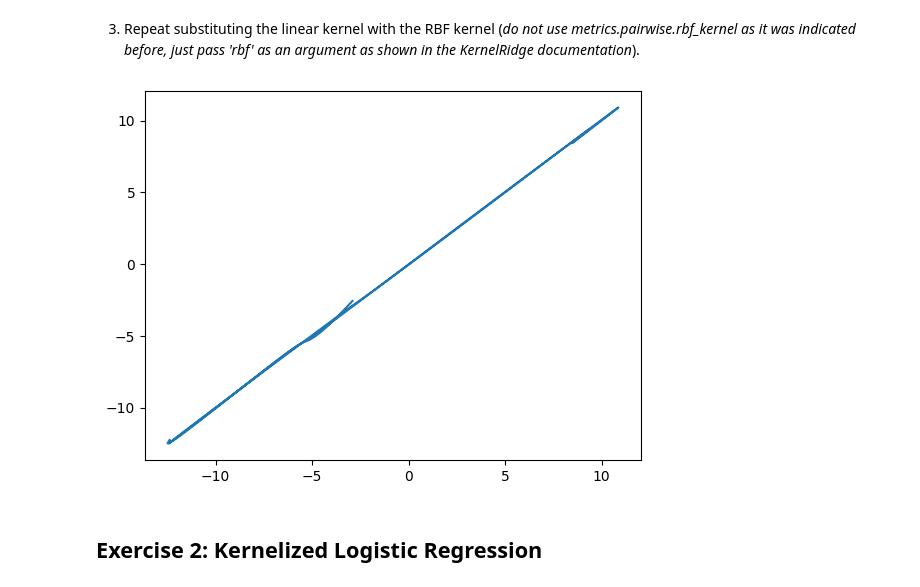
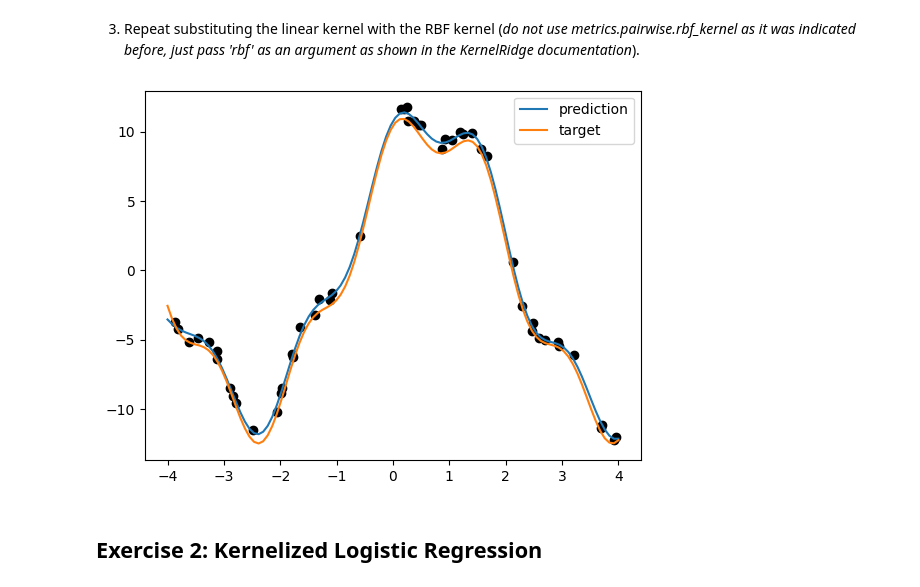
Before and after one commit to davidomanovic/Machine-Learning, a Jupyter notebook: Kernels/kernels_demo.ipynb, the cells around one changed output. Drawn from its saved outputs; the diff is of its cells as text; code cells hidden in the pictures.

```diff
--- a/Kernels/kernels_demo.ipynb
+++ b/Kernels/kernels_demo.ipynb
@@ -49,9 +44,3 @@ plt.plot(y_train, X_train)
 # %% [markdown]
 2. Try to learn this function using `sklearn.kernel_ridge.KernelRidge` (https://scikit-learn.org/stable/modules/generated/sklearn.kernel_ridge.KernelRidge.html) with a linear "kernel", and regularization strength $\alpha = 0.01$. Plot the predictor on the test set and compare with the ground truth.
 Comment.
-# %%
-### YOUR CODE ###
-krr = KernelRidge(alpha=0.01)
-krr.fit(X_test, y_test)
-plt.plot(krr.predict(X_test), y_test)
-plt.show()
@@ -59,0 +47,12 @@ plt.show()
+# %%
+# "Kernel" ridge regression with the linear kernel
+krr = KernelRidge(alpha=0.1, kernel='linear')
+krr.fit(X_train, y_train)
+y_test_pred = krr.predict(X_test)
+
+# Plot the training set, the predictor, and the ground truth
+
+plt.scatter(X_train, y_train, color='k')
+plt.plot(X_test, y_test_pred, label='prediction')
+plt.plot(X_test, y_test, label='target')
+plt.legend()
@@ -60,13 +62,16 @@ plt.show()
 # %% [markdown]
 3. Repeat substituting the linear kernel with the RBF kernel (*do not use metrics.pairwise.rbf_kernel as it was indicated before, just pass 'rbf' as an argument as shown in the KernelRidge documentation*).
 # %%
-### YOUR CODE ###
-krr = KernelRidge(alpha=0.01, kernel="rbf")
-krr.fit(X_test, y_test)
-plt.plot(krr.predict(X_test), y_test)
-plt.show()
+# Kernel ridge regression with the RBF kernel
+krr = KernelRidge(alpha=0.01, kernel='rbf')
+krr.fit(X_train, y_train)
+y_test_pred = krr.predict(X_test)
+plt.scatter(X_train, y_train, color='k')
+plt.plot(X_test, y_test_pred, label='prediction')
+plt.plot(X_test, y_test, label='target')
+plt.legend();plt.show()
 # %% [output]
-[figure, old version]
+[figure, new version]
 # %% [markdown]
 ## Exercise 2: Kernelized Logistic Regression
 # %% [markdown]
```
Also changed, not shown: parts of 14 cells of this notebook.
